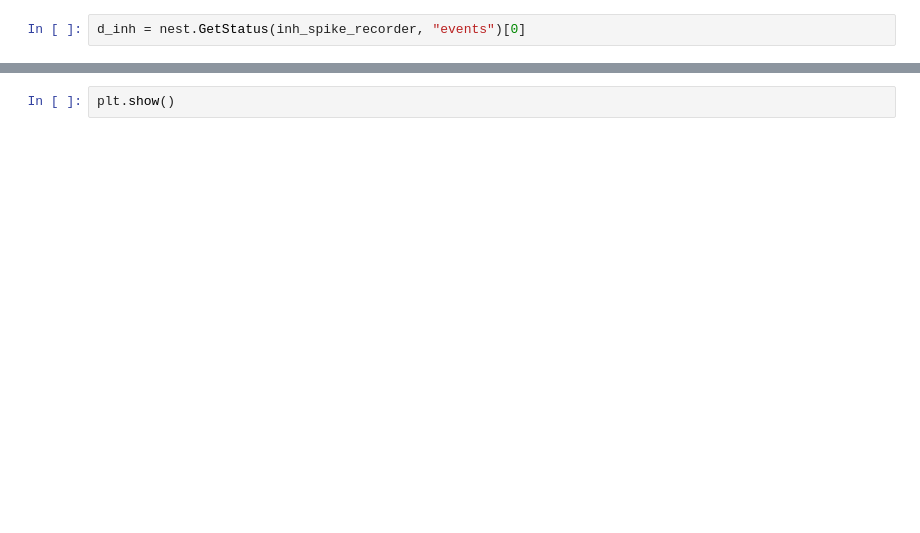
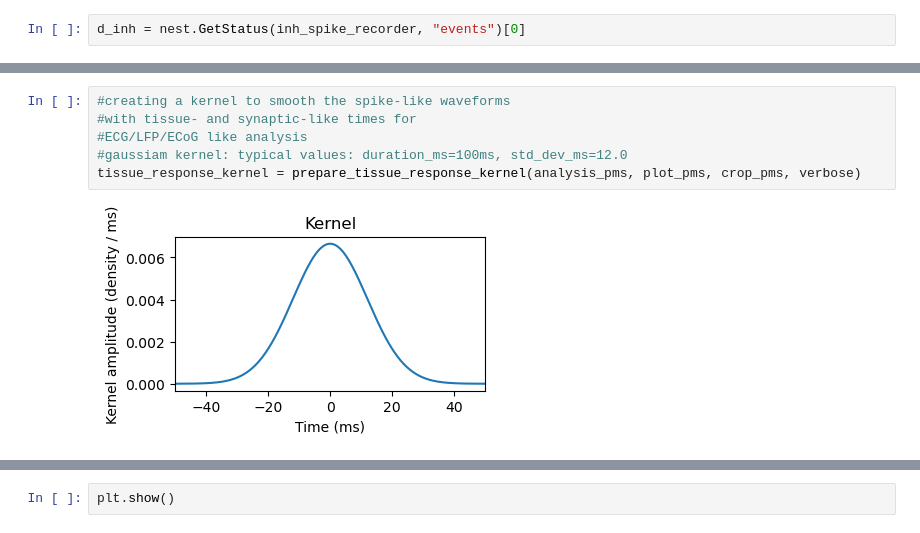
Before and after one commit to APE-group/WTA-states, a Jupyter notebook: WTA-awake-sleep.ipynb, the cells around one changed output, grey strips where cells are left out. Drawn from its saved outputs; the diff is of its cells as text; blank space fills up the shorter version.

```diff
--- a/WTA-awake-sleep.ipynb
+++ b/WTA-awake-sleep.ipynb
@@ -150 +176,9 @@ if plot_pms['tissue_response_kernel']['plot']==True:
+# %%
+#creating a kernel to smooth the spike-like waveforms
+#with tissue- and synaptic-like times for
+#ECG/LFP/ECoG like analysis
+#gaussiam kernel: typical values: duration_ms=100ms, std_dev_ms=12.0
+tissue_response_kernel = prepare_tissue_response_kernel(analysis_pms, plot_pms, crop_pms, verbose)
+# %% [output]
+[figure, added]
 # %%
```
Also changed, not shown: parts of 21 cells of this notebook, 2 other files.
